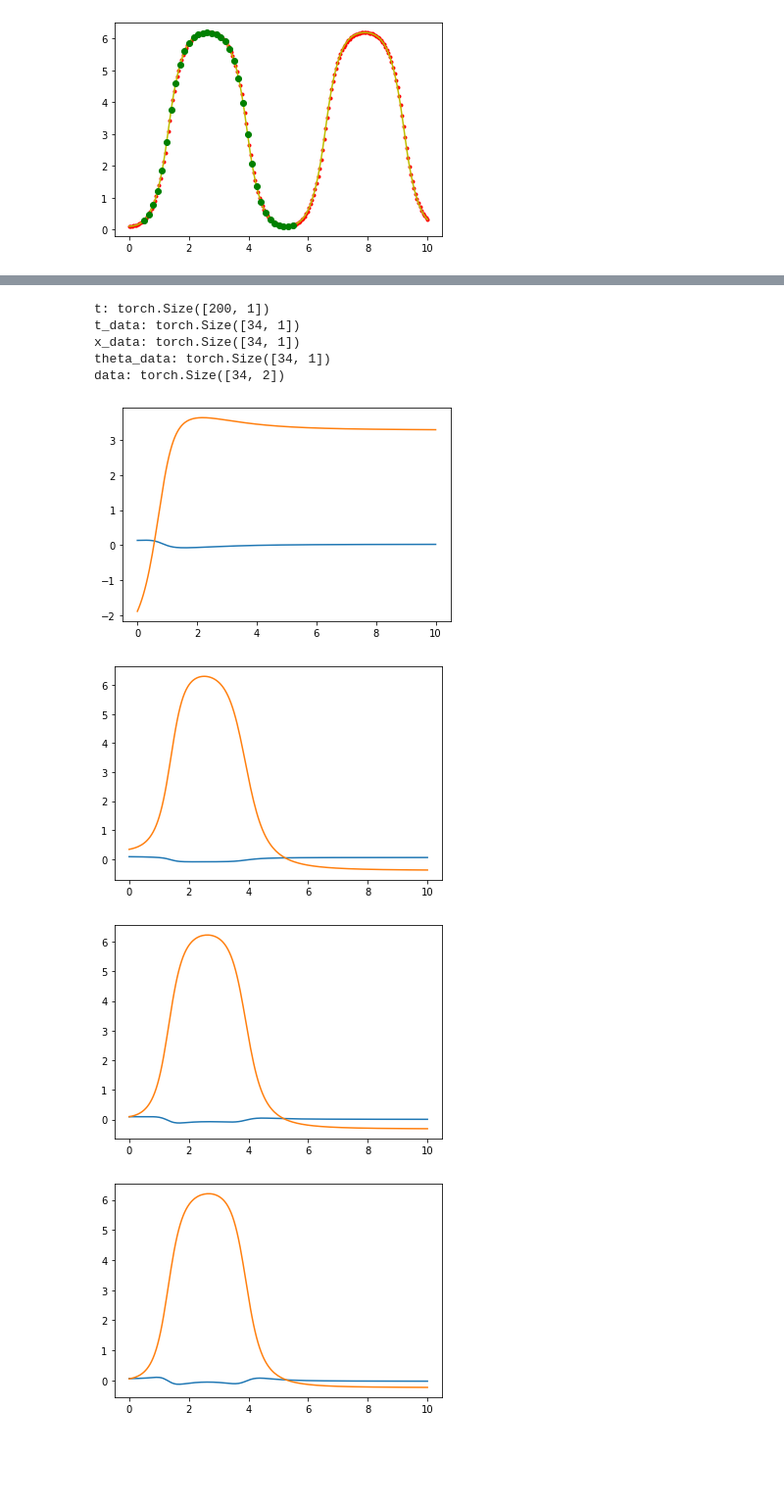
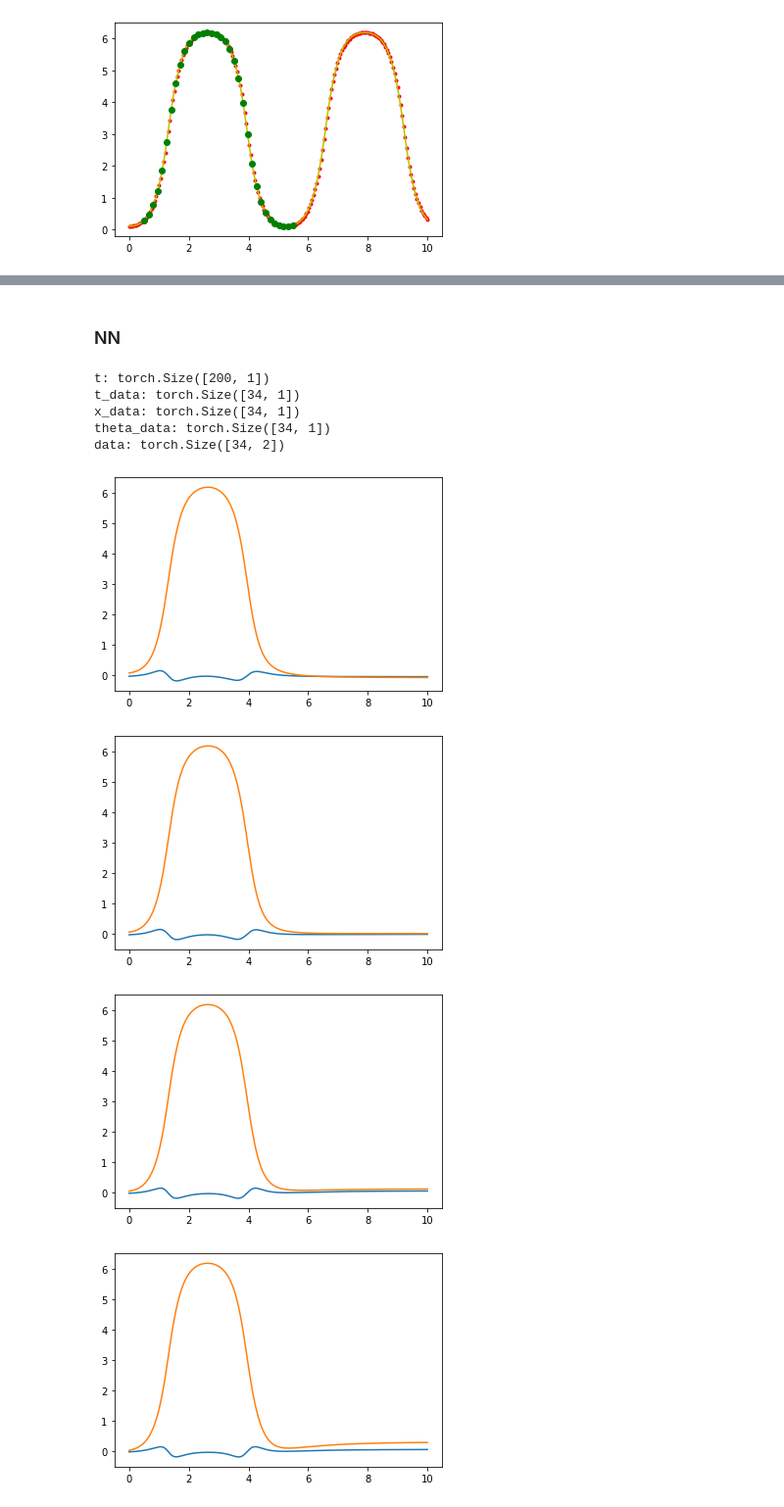
Before and after one commit to lennart2810/InvertedPendulumSDS, a Jupyter notebook: PINN/InvertedPendulum/IP PINN Pytorch 2 Models.ipynb, the cells around one changed output, grey strips where cells are left out. Shown at 98% size. Cells and saved outputs as stored; diff of their text form; code cells hidden in the pictures; blank space fills up the shorter version.

```diff
--- a/PINN/InvertedPendulum/IP PINN Pytorch 2 Models.ipynb
+++ b/PINN/InvertedPendulum/IP PINN Pytorch 2 Models.ipynb
@@ -176,2 +168,4 @@ class FCN(nn.Module):
+# %% [markdown]
+### NN
 # %%
 import torch
@@ -195,74 +188,33 @@ x_data: torch.Size([34, 1])
 theta_data: torch.Size([34, 1])
 data: torch.Size([34, 2])
 # %%
-# NN Models trainieren:
-# train standard neural network to fit training data
-
 torch.manual_seed(123)
-
-model_x = FCN(1,1,32,3)
-optimizer_x = torch.optim.Adam(model_x.parameters(),lr=1e-3)
-
-model_theta = FCN(1,1,32,3)
-optimizer_theta = torch.optim.Adam(model_theta.parameters(),lr=1e-3)
 
 model = FCN(1,2,32,3)
 optimizer = torch.optim.Adam(model.parameters(),lr=1e-3)
 
-
-episodes = 1000
+episodes = 10000
 num_save_plot = round(episodes/5) # speicher 5 Plots
 
 for i in range(1, episodes+1):
 
-    #optimizer_x.zero_grad()
-    #optimizer_theta.zero_grad()
     optimizer.zero_grad()
 
-    #x_p = model_x(t_data)
-    #theta_p = model_theta(t_data)
     pred = model(t_data)
 
-    #loss_x = torch.mean((x_p - x_data)**2)
-    #loss_theta = torch.mean((theta_p - theta_data)**2)
     loss = torch.mean((pred - data)**2)
 
-    # Debug
-    """
-    print('x_p:', x_p.shape)
-    print('theta_p:', theta_p.shape)
-    print('loss_x:', loss_x, loss_x.shape)
-    print('loss_theta:', loss_theta, loss_theta.shape)
-    test_x = loss_x.detach().numpy()
-    print('test', test_x, type(test_x), test_x.shape)
-    test_theta = loss_theta.detach().numpy()
-    print('test', test_theta, type(test_theta), test_theta.shape)
-    """
-
-
-    #loss_x.backward() # Gradient berechnen
-    #optimizer_x.step() # Backpropagation
-
-    #loss_theta.backward() # Gradient berechnen
-    #optimizer_theta.step() # Backpropagation
-
-    loss.backward() # Gradient berechnen
-    optimizer.step() # Backpropagation
-
+    loss.backward()
+    optimizer.step()
 
     if (i) % num_save_plot == 0:
 
-        #x_p = model_x(t).detach()
-        #theta_p = model_theta(t).detach()
         pred = model(t).detach()
 
-        #plt.plot(t, x_p, 'r')
-        #plt.plot(t, theta_p, 'g')
-        #plt.show()
         plt.plot(t, pred)
         plt.show()
 # %% [output]
-[figure, old version]
+[figure, new version]
-[figure, old version]
+[figure, new version]
-[figure, old version]
+[figure, new version]
-[figure, old version]
+[figure, new version]
```
Also changed, not shown: parts of 10 cells of this notebook, 3 other files.
